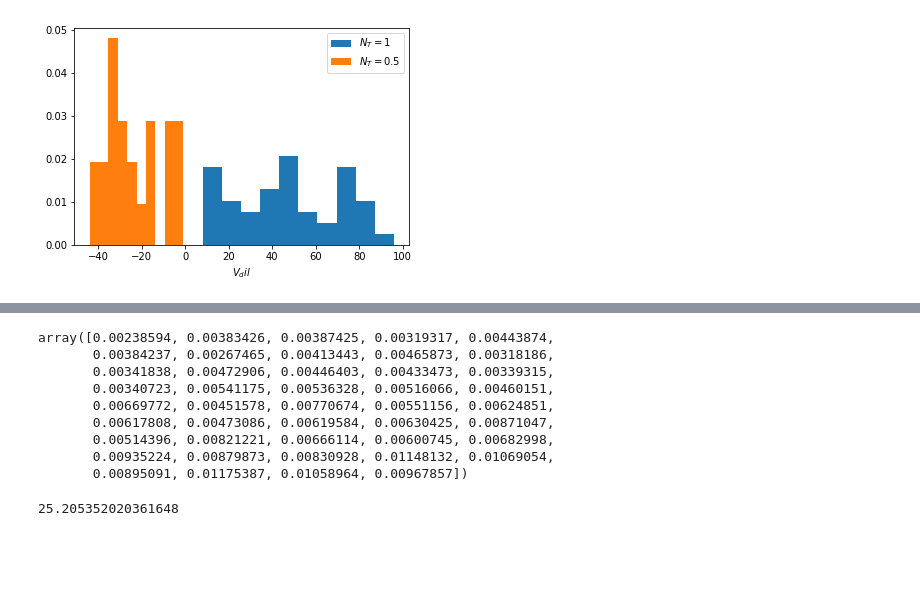
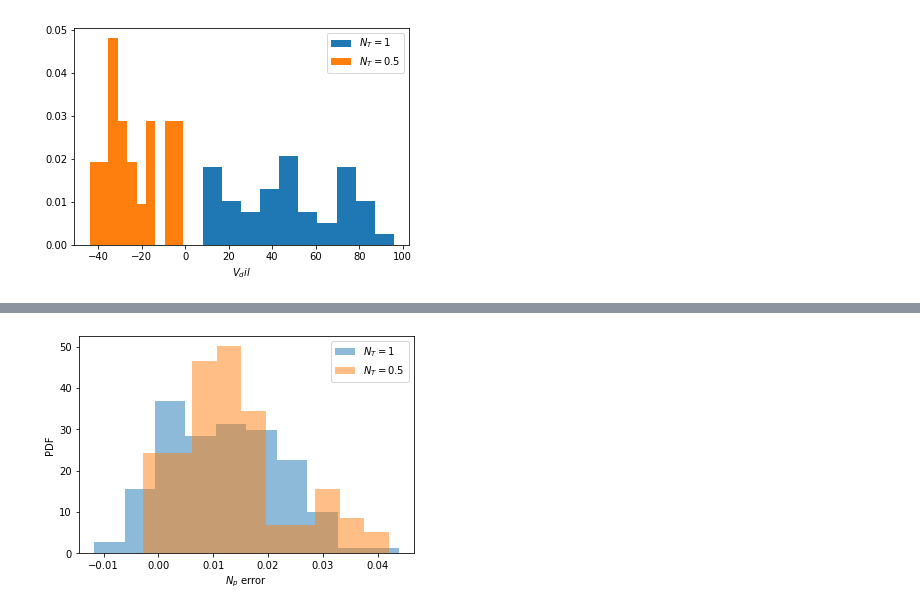
Before and after one commit to mvcortez/Differentiation, a Jupyter notebook: Turbidostat/logistic_turbidostat.ipynb, the cells around one changed output, grey strips where cells are left out. Cells and saved outputs as stored; diff of their text form; code cells hidden in the pictures; blank space fills up the shorter version.

```diff
--- a/Turbidostat/logistic_turbidostat.ipynb
+++ b/Turbidostat/logistic_turbidostat.ipynb
@@ -1215,16 +1256,20 @@ np.random.exponential(5)
 # %%
-col=1
-x1_data=pd.read_csv("sN1.csv").values
-x1,t1 = clean_data(x1_data,1.0,col)
-x2_data=pd.read_csv("sN05.csv").values
-x2,t2 = clean_data(x2_data,0.5,col)
-
 L=len(t1)-1
-vdil1 = np.zeros(L)
+err1 = np.zeros(L)
 for i in range(L):
-    vdil1[i] = 15e3*(1-x1[i+1,1]/x1[i+1,0])
+    err1[i] = x1[i+1,1]-(1-d1[i]/15e3)*x1[i+1,0]
 
 L=len(t2)-1
-vdil2 = np.zeros(L)
+err2 = np.zeros(L)
 for i in range(L):
-    vdil2[i] = 15e3*(1-x2[i+1,1]/x2[i+1,0])
+    err2[i] = x2[i+1,1]-(1-d2[i]/15e3)*x2[i+1,0]
+
+f = plt.figure()
+plt.hist(err1,density=True,alpha=0.5,label=r'$N_T=1$')
+plt.hist(err2,density=True,alpha=0.5,label=r'$N_T=0.5$')
+plt.xlabel(r'$N_p$ error')
+plt.ylabel('PDF')
+plt.legend()
+plt.show()
+# %% [output]
+[figure, added]
@@ -1238,16 +1275,0 @@ vdil2
-# %%
-err2
-# %% [output]
-array([0.00238594, 0.00383426, 0.00387425, 0.00319317, 0.00443874,
-       0.00384237, 0.00267465, 0.00413443, 0.00465873, 0.00318186,
-       0.00341838, 0.00472906, 0.00446403, 0.00433473, 0.00339315,
-       0.00340723, 0.00541175, 0.00536328, 0.00516066, 0.00460151,
-       0.00669772, 0.00451578, 0.00770674, 0.00551156, 0.00624851,
-       0.00617808, 0.00473086, 0.00619584, 0.00630425, 0.00871047,
-       0.00514396, 0.00821221, 0.00666114, 0.00600745, 0.00682998,
-       0.00935224, 0.00879873, 0.00830928, 0.01148132, 0.01069054,
-       0.00895091, 0.01175387, 0.01058964, 0.00967857])
-# %%
-np.log(2)/0.0275
-# %% [output]
-25.205352020361648
```
Also changed, not shown: parts of 14 cells of this notebook.
